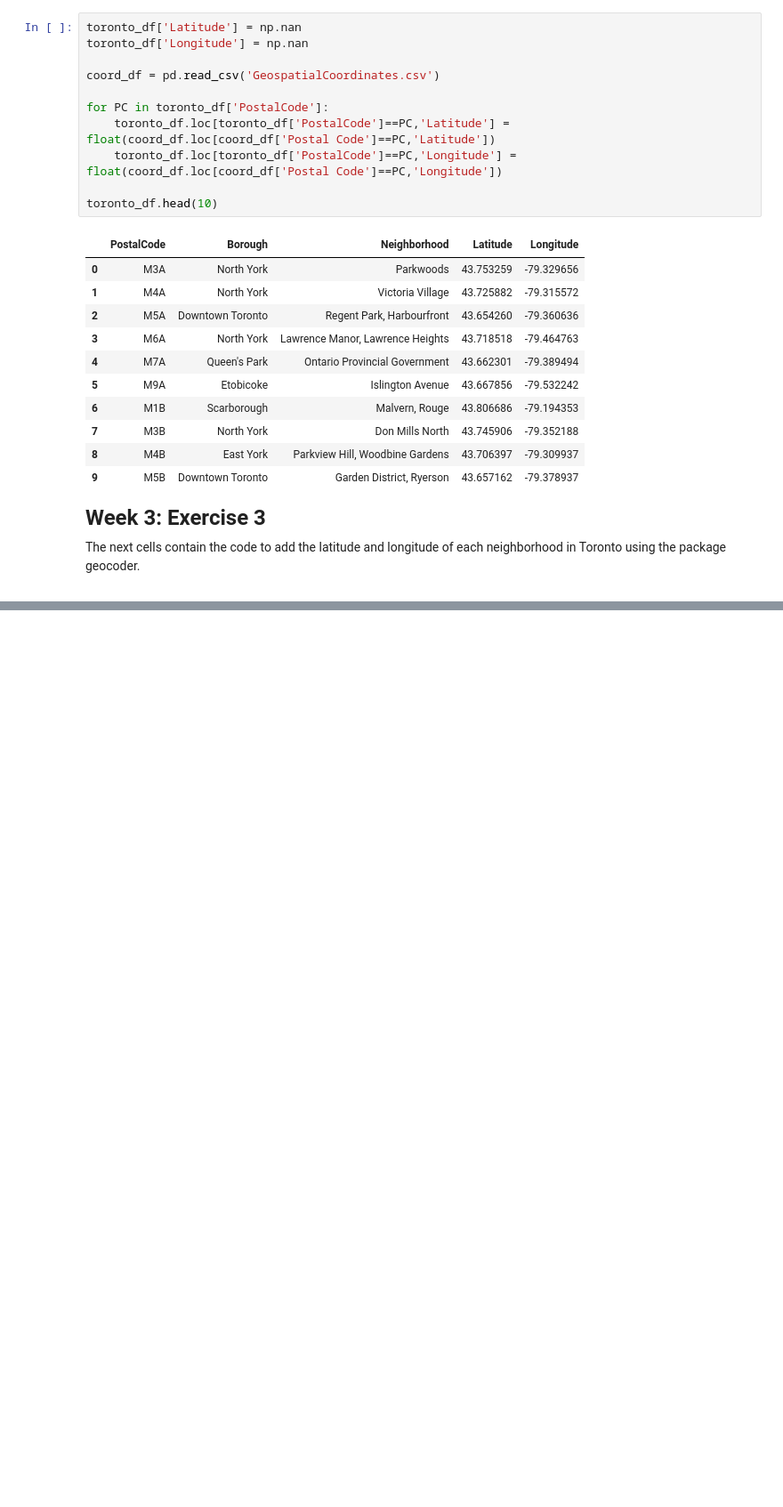
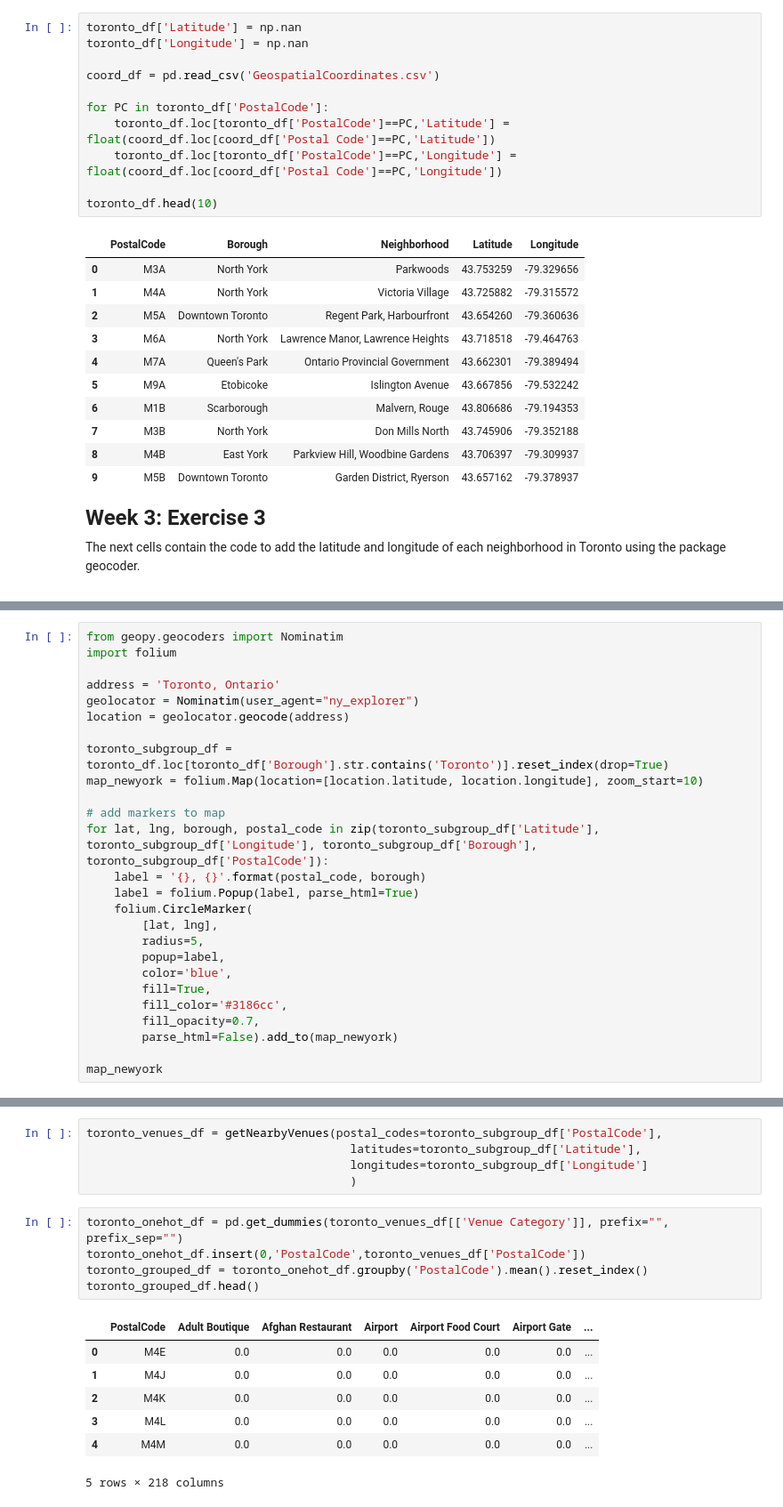
Before and after one commit to Guill3RL/Coursera_Capstone, a Jupyter notebook: Coursera_Capstone.ipynb, the cells around one changed output, grey strips where cells are left out. Shown: that part at 89% size. Saved outputs shown, nothing was run; the diff lists cells and outputs as text; blank space fills up the shorter version.

```diff
--- a/Coursera_Capstone.ipynb
+++ b/Coursera_Capstone.ipynb
@@ -116,0 +134,26 @@ toronto_df.head(10)
+# %%
+from geopy.geocoders import Nominatim
+import folium
+
+address = 'Toronto, Ontario'
+geolocator = Nominatim(user_agent="ny_explorer")
+location = geolocator.geocode(address)
+
+toronto_subgroup_df = toronto_df.loc[toronto_df['Borough'].str.contains('Toronto')].reset_index(drop=True)
+map_newyork = folium.Map(location=[location.latitude, location.longitude], zoom_start=10)
+
+# add markers to map
+for lat, lng, borough, postal_code in zip(toronto_subgroup_df['Latitude'], toronto_subgroup_df['Longitude'], toronto_subgroup_df['Borough'], toronto_subgroup_df['PostalCode']):
+    label = '{}, {}'.format(postal_code, borough)
+    label = folium.Popup(label, parse_html=True)
+    folium.CircleMarker(
+        [lat, lng],
+        radius=5,
+        popup=label,
+        color='blue',
+        fill=True,
+        fill_color='#3186cc',
+        fill_opacity=0.7,
+        parse_html=False).add_to(map_newyork)
+
+map_newyork
@@ -116,0 +205,18 @@ toronto_df.head(10)
+# %%
+toronto_venues_df = getNearbyVenues(postal_codes=toronto_subgroup_df['PostalCode'],
+                                      latitudes=toronto_subgroup_df['Latitude'],
+                                      longitudes=toronto_subgroup_df['Longitude']
+                                      )
+# %%
+toronto_onehot_df = pd.get_dummies(toronto_venues_df[['Venue Category']], prefix="", prefix_sep="")
+toronto_onehot_df.insert(0,'PostalCode',toronto_venues_df['PostalCode'])
+toronto_grouped_df = toronto_onehot_df.groupby('PostalCode').mean().reset_index()
+toronto_grouped_df.head()
+# %% [output]
+|  | PostalCode | Adult Boutique | Afghan Restaurant | Airport | Airport Food Court | Airport Gate | ... |
+| 0 | M4E | 0.0 | 0.0 | 0.0 | 0.0 | 0.0 | ... |
+| 1 | M4J | 0.0 | 0.0 | 0.0 | 0.0 | 0.0 | ... |
+| 2 | M4K | 0.0 | 0.0 | 0.0 | 0.0 | 0.0 | ... |
+| 3 | M4L | 0.0 | 0.0 | 0.0 | 0.0 | 0.0 | ... |
+| 4 | M4M | 0.0 | 0.0 | 0.0 | 0.0 | 0.0 | ... |
+5 rows × 218 columns
```
Also changed, not shown: parts of 4 cells of this notebook.
